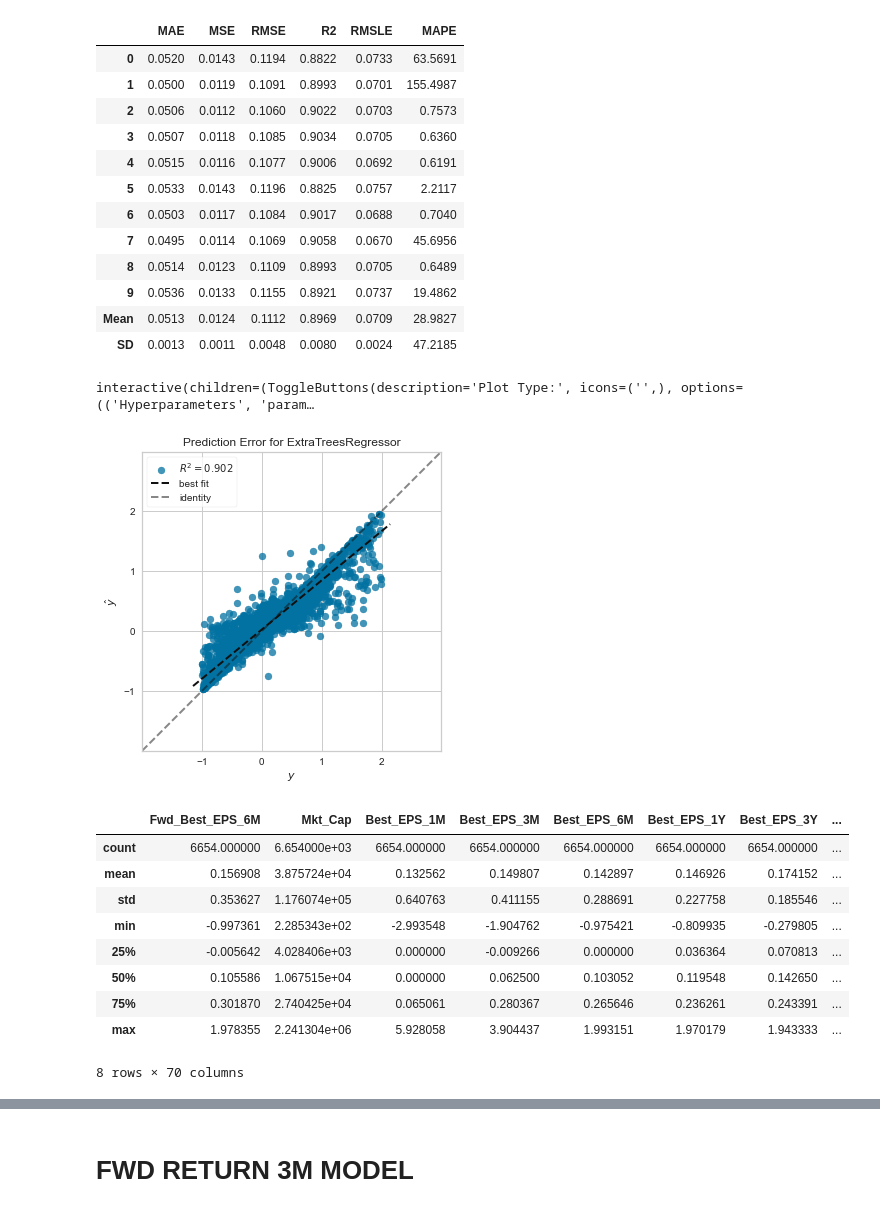
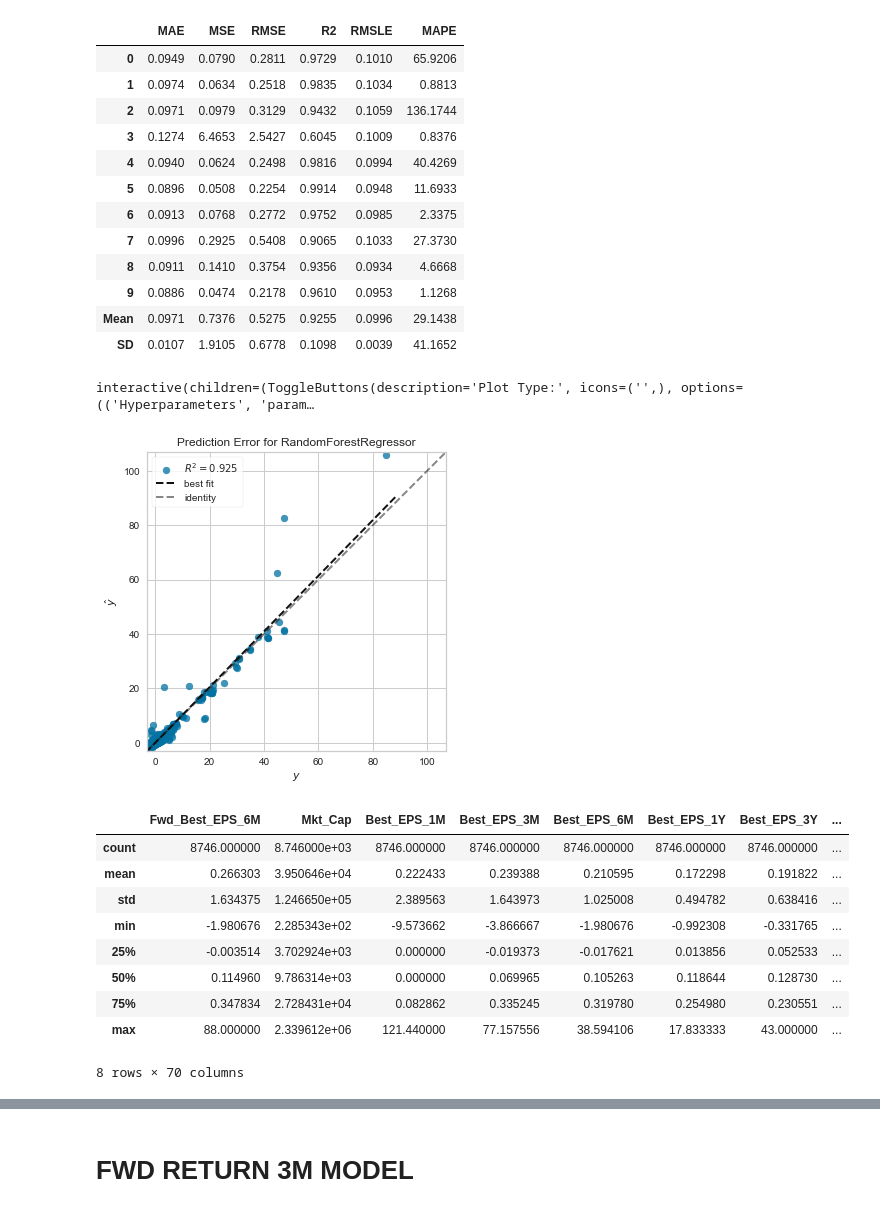
Before and after one commit to JosephWoodall/ML1_Project, a Jupyter notebook: AML_Pycaret.ipynb, the cells around one changed output, grey strips where cells are left out. Cells and saved outputs as stored; diff of their text form; code cells hidden in the pictures.

```diff
--- a/AML_Pycaret.ipynb
+++ b/AML_Pycaret.ipynb
@@ -80,17 +80,17 @@ best_model = compare_models(fold=10)
 # %%
-et = create_model('et')
+rf = create_model('rf')
 # %% [output]
 |  | MAE | MSE | RMSE | R2 | RMSLE | MAPE |
-| 0 | 0.0520 | 0.0143 | 0.1194 | 0.8822 | 0.0733 | 63.5691 |
-| 1 | 0.0500 | 0.0119 | 0.1091 | 0.8993 | 0.0701 | 155.4987 |
-| 2 | 0.0506 | 0.0112 | 0.1060 | 0.9022 | 0.0703 | 0.7573 |
-| 3 | 0.0507 | 0.0118 | 0.1085 | 0.9034 | 0.0705 | 0.6360 |
-| 4 | 0.0515 | 0.0116 | 0.1077 | 0.9006 | 0.0692 | 0.6191 |
-| 5 | 0.0533 | 0.0143 | 0.1196 | 0.8825 | 0.0757 | 2.2117 |
-| 6 | 0.0503 | 0.0117 | 0.1084 | 0.9017 | 0.0688 | 0.7040 |
-| 7 | 0.0495 | 0.0114 | 0.1069 | 0.9058 | 0.0670 | 45.6956 |
-| 8 | 0.0514 | 0.0123 | 0.1109 | 0.8993 | 0.0705 | 0.6489 |
-| 9 | 0.0536 | 0.0133 | 0.1155 | 0.8921 | 0.0737 | 19.4862 |
-| Mean | 0.0513 | 0.0124 | 0.1112 | 0.8969 | 0.0709 | 28.9827 |
-| SD | 0.0013 | 0.0011 | 0.0048 | 0.0080 | 0.0024 | 47.2185 |
+| 0 | 0.0949 | 0.0790 | 0.2811 | 0.9729 | 0.1010 | 65.9206 |
+| 1 | 0.0974 | 0.0634 | 0.2518 | 0.9835 | 0.1034 | 0.8813 |
+| 2 | 0.0971 | 0.0979 | 0.3129 | 0.9432 | 0.1059 | 136.1744 |
+| 3 | 0.1274 | 6.4653 | 2.5427 | 0.6045 | 0.1009 | 0.8376 |
+| 4 | 0.0940 | 0.0624 | 0.2498 | 0.9816 | 0.0994 | 40.4269 |
+| 5 | 0.0896 | 0.0508 | 0.2254 | 0.9914 | 0.0948 | 11.6933 |
+| 6 | 0.0913 | 0.0768 | 0.2772 | 0.9752 | 0.0985 | 2.3375 |
+| 7 | 0.0996 | 0.2925 | 0.5408 | 0.9065 | 0.1033 | 27.3730 |
+| 8 | 0.0911 | 0.1410 | 0.3754 | 0.9356 | 0.0934 | 4.6668 |
+| 9 | 0.0886 | 0.0474 | 0.2178 | 0.9610 | 0.0953 | 1.1268 |
+| Mean | 0.0971 | 0.7376 | 0.5275 | 0.9255 | 0.0996 | 29.1438 |
+| SD | 0.0107 | 1.9105 | 0.6778 | 0.1098 | 0.0039 | 41.1652 |
 # %%
@@ -102,5 +100,5 @@ interactive(children=(ToggleButtons(description='Plot Type:', icons=('',), optio
 # %%
-plot_model(et, plot = 'error')
+plot_model(rf, plot = 'error')
 # %% [output]
-[figure, old version]
+[figure, new version]
 # %%
@@ -108,16 +106,16 @@ final_et = finalize_model(et)
 # %%
-unseen_predictions = predict_model(final_et, data=df2_unseen)
+unseen_predictions = predict_model(final_rf, data=df2_unseen)
 unseen_predictions.describe()
 # %% [output]
 |  | Fwd_Best_EPS_6M | Mkt_Cap | Best_EPS_1M | Best_EPS_3M | Best_EPS_6M | Best_EPS_1Y | Best_EPS_3Y | ... |
-| count | 6654.000000 | 6.654000e+03 | 6654.000000 | 6654.000000 | 6654.000000 | 6654.000000 | 6654.000000 | ... |
-| mean | 0.156908 | 3.875724e+04 | 0.132562 | 0.149807 | 0.142897 | 0.146926 | 0.174152 | ... |
-| std | 0.353627 | 1.176074e+05 | 0.640763 | 0.411155 | 0.288691 | 0.227758 | 0.185546 | ... |
-| min | -0.997361 | 2.285343e+02 | -2.993548 | -1.904762 | -0.975421 | -0.809935 | -0.279805 | ... |
-| 25% | -0.005642 | 4.028406e+03 | 0.000000 | -0.009266 | 0.000000 | 0.036364 | 0.070813 | ... |
-| 50% | 0.105586 | 1.067515e+04 | 0.000000 | 0.062500 | 0.103052 | 0.119548 | 0.142650 | ... |
-| 75% | 0.301870 | 2.740425e+04 | 0.065061 | 0.280367 | 0.265646 | 0.236261 | 0.243391 | ... |
-| max | 1.978355 | 2.241304e+06 | 5.928058 | 3.904437 | 1.993151 | 1.970179 | 1.943333 | ... |
+| count | 8746.000000 | 8.746000e+03 | 8746.000000 | 8746.000000 | 8746.000000 | 8746.000000 | 8746.000000 | ... |
+| mean | 0.266303 | 3.950646e+04 | 0.222433 | 0.239388 | 0.210595 | 0.172298 | 0.191822 | ... |
+| std | 1.634375 | 1.246650e+05 | 2.389563 | 1.643973 | 1.025008 | 0.494782 | 0.638416 | ... |
+| min | -1.980676 | 2.285343e+02 | -9.573662 | -3.866667 | -1.980676 | -0.992308 | -0.331765 | ... |
+| 25% | -0.003514 | 3.702924e+03 | 0.000000 | -0.019373 | -0.017621 | 0.013856 | 0.052533 | ... |
+| 50% | 0.114960 | 9.786314e+03 | 0.000000 | 0.069965 | 0.105263 | 0.118644 | 0.128730 | ... |
+| 75% | 0.347834 | 2.728431e+04 | 0.082862 | 0.335245 | 0.319780 | 0.254980 | 0.230551 | ... |
+| max | 88.000000 | 2.339612e+06 | 121.440000 | 77.157556 | 38.594106 | 17.833333 | 43.000000 | ... |
 8 rows × 70 columns
 # %%
 from pycaret.utils import check_metric
```
Also changed, not shown: parts of 26 cells of this notebook.
